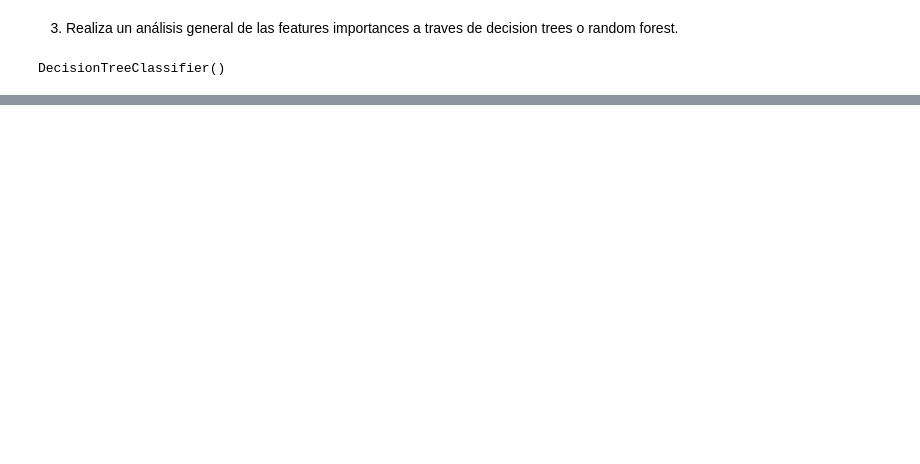
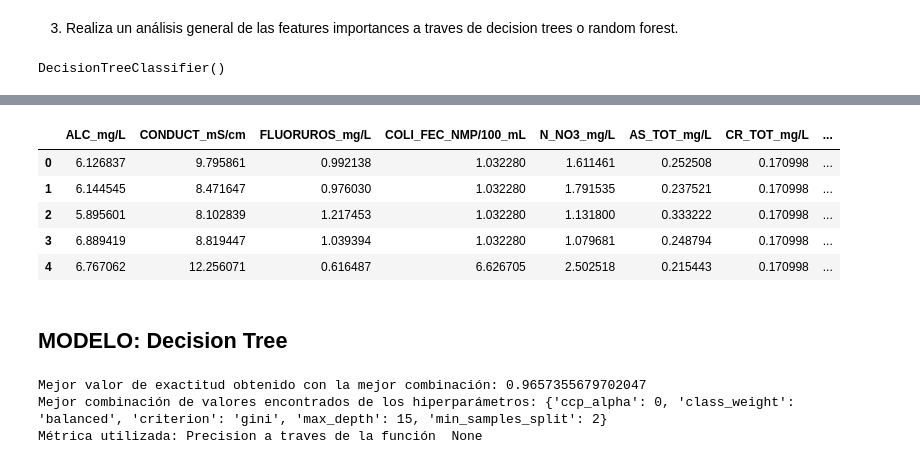
Before and after one commit to PosgradoMNA/actividades-del-projecto-team-1, a Jupyter notebook: Reto/Reto_Equipo2.ipynb, the cells around one changed output, grey strips where cells are left out. Saved outputs shown, nothing was run; the diff lists cells and outputs as text; code cells hidden in the pictures; blank space fills up the shorter version.

```diff
--- a/Reto/Reto_Equipo2.ipynb
+++ b/Reto/Reto_Equipo2.ipynb
@@ -929,0 +943,11 @@ array([0.0232712 , 0.03488747, 0.        , 0.21447352, 0.18299082,
+# %%
+important_features.head()
+# %% [output]
+|  | ALC_mg/L | CONDUCT_mS/cm | FLUORUROS_mg/L | COLI_FEC_NMP/100_mL | N_NO3_mg/L | AS_TOT_mg/L | CR_TOT_mg/L | ... |
+| 0 | 6.126837 | 9.795861 | 0.992138 | 1.032280 | 1.611461 | 0.252508 | 0.170998 | ... |
+| 1 | 6.144545 | 8.471647 | 0.976030 | 1.032280 | 1.791535 | 0.237521 | 0.170998 | ... |
+| 2 | 5.895601 | 8.102839 | 1.217453 | 1.032280 | 1.131800 | 0.333222 | 0.170998 | ... |
+| 3 | 6.889419 | 8.819447 | 1.039394 | 1.032280 | 1.079681 | 0.248794 | 0.170998 | ... |
+| 4 | 6.767062 | 12.256071 | 0.616487 | 6.626705 | 2.502518 | 0.215443 | 0.170998 | ... |
+# %% [markdown]
+## MODELO: Decision Tree
@@ -929,0 +971,9 @@ array([0.0232712 , 0.03488747, 0.        , 0.21447352, 0.18299082,
+# %%
+grid_DecisionTree.fit(X_train, np.ravel(y_train))
+
+print('Mejor valor de exactitud obtenido con la mejor combinación:', grid_DecisionTree.best_score_)
+print('Mejor combinación de valores encontrados de los hiperparámetros:', grid_DecisionTree.best_params_)
+# %% [output]
+Mejor valor de exactitud obtenido con la mejor combinación: 0.9657355679702047
+Mejor combinación de valores encontrados de los hiperparámetros: {'ccp_alpha': 0, 'class_weight': 'balanced', 'criterion': 'gini', 'max_depth': 15, 'min_samples_split': 2}
+Métrica utilizada: Precision a traves de la función  None
```
Also changed, not shown: parts of 18 cells of this notebook.
